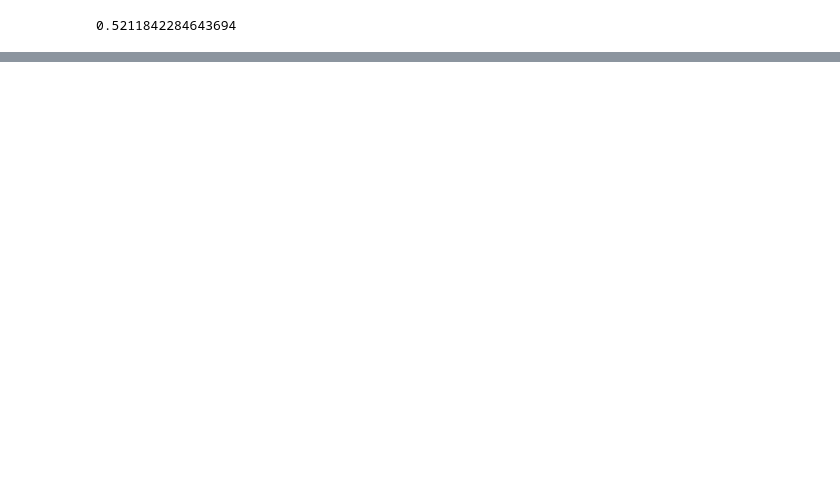
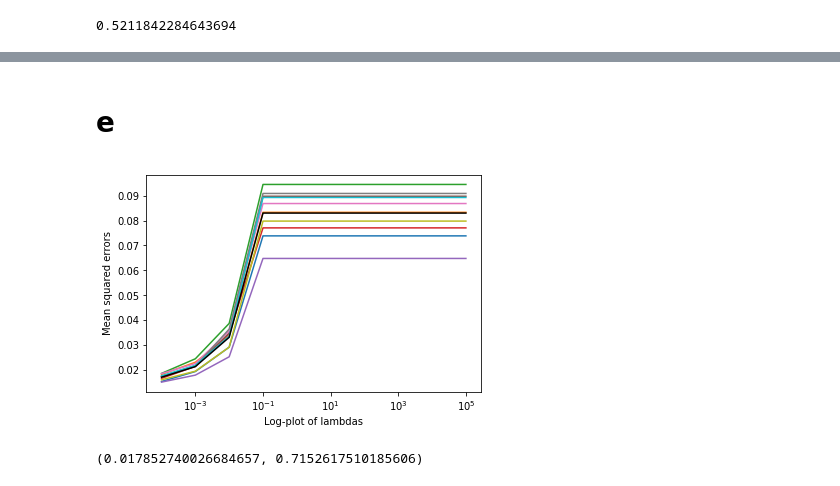
Before and after one commit to jkismul/MachineLearning, a Jupyter notebook: project1.ipynb, the cells around one changed output, grey strips where cells are left out. Drawn from its saved outputs; the diff is of its cells as text; code cells hidden in the pictures; blank space fills up the shorter version.

```diff
--- a/project1.ipynb
+++ b/project1.ipynb
@@ -150,0 +242,14 @@ np.sqrt(0.271633)
+# %%
+def kFoldLassoCV(k,X,z_n,_lambda):
+    partition = 0.2 #Percentage of data to use for testing
+
+    #How to select good tolerances and max iters?
+    reg = skl.LassoCV(alphas=_lambda,cv = k, random_state = 0,tol=0.0001,max_iter = 100000).fit(X_train,z_train)
+    ztilde = reg.predict(X_test)
+    plt.figure()
+    plt.semilogx(reg.alphas_,reg.mse_path_)
+    plt.semilogx(reg.alphas_,reg.mse_path_.mean(axis=-1),'k')
+    plt.xlabel('Log-plot of lambdas')
+    plt.ylabel('Mean squared errors')
+    plt.show()
+    return mean_squared_error(ztilde,z_test), r2_score(ztilde,z_test)
@@ -150,0 +344,8 @@ np.sqrt(0.271633)
+# %% [markdown]
+# e
+# %%
+# I'll use Scikit-learn as recommended for this
+kFoldLassoCV(k,X,z_n,_lambda)
+# %% [output]
+[figure, added]
+(0.017852740026684657, 0.7152617510185606)
```
Also changed, not shown: parts of 23 cells of this notebook.
